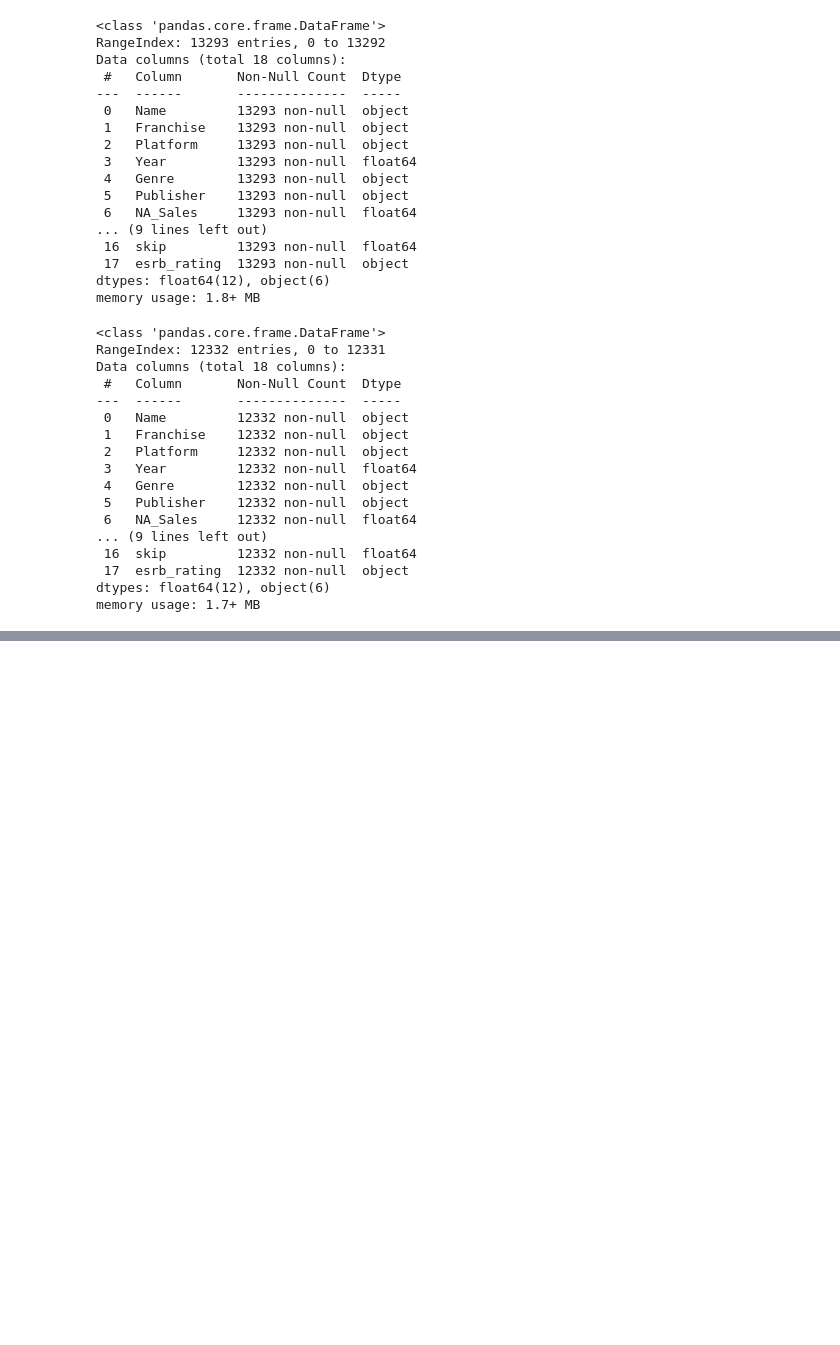
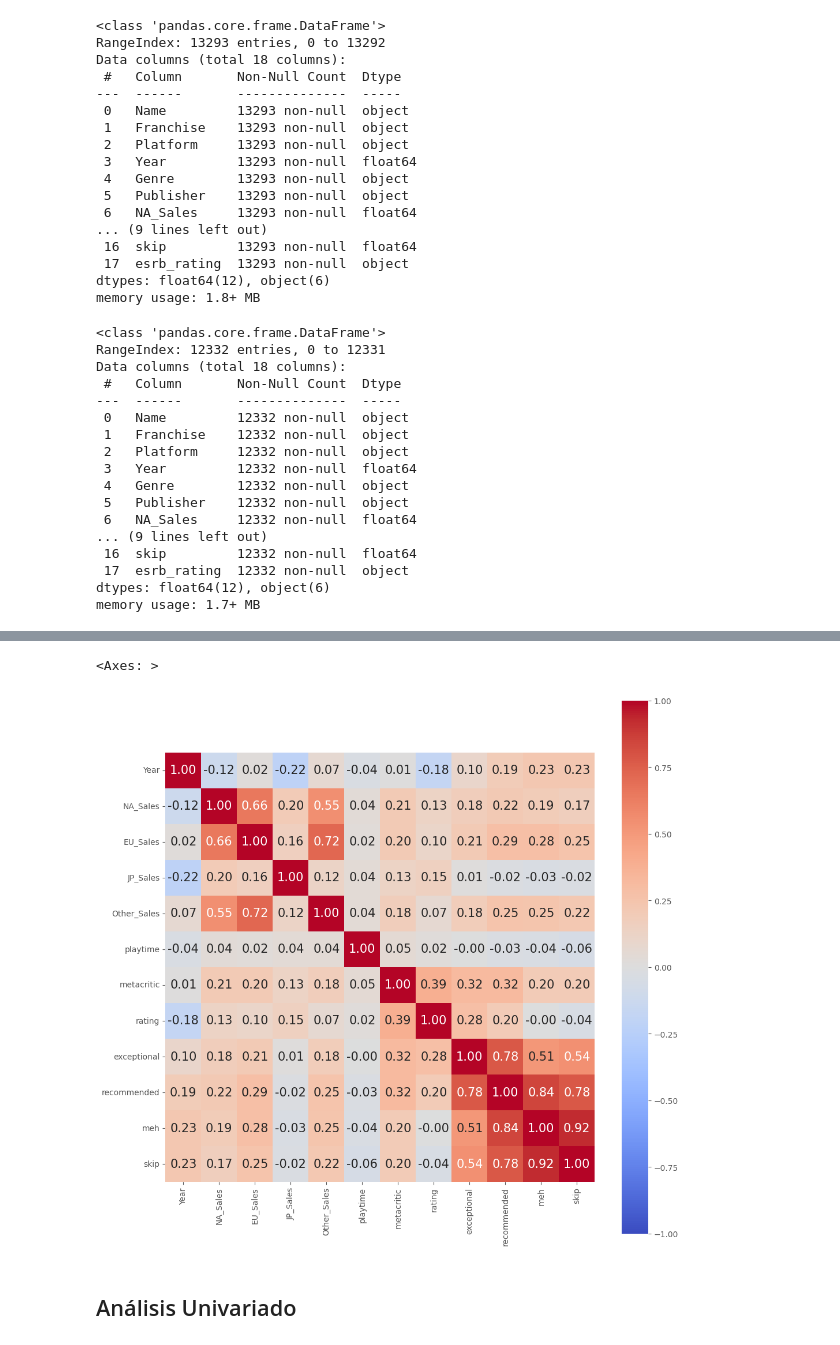
Before and after one commit to EduGatoX/datascience02, a Jupyter notebook: Eduardo_Nunez_Analisis_Datos.ipynb, the cells around one changed output, grey strips where cells are left out. Drawn from its saved outputs; the diff is of its cells as text; code cells hidden in the pictures; blank space fills up the shorter version.

Commit message:
se añade análisis univariado y bivariado

```diff
--- a/Eduardo_Nunez_Analisis_Datos.ipynb
+++ b/Eduardo_Nunez_Analisis_Datos.ipynb
@@ -984,0 +1002,6 @@ memory usage: 1.7+ MB
+# %%
+df_numeric = df[["Year", "NA_Sales", "EU_Sales", "JP_Sales", "Other_Sales",
+                 "playtime", "metacritic", "rating", "exceptional", "recommended",
+                 "meh", "skip"]]
+corr = df_numeric.corr(method="pearson")
+corr
@@ -984,0 +1022,17 @@ memory usage: 1.7+ MB
+# %%
+fig, ax = plt.subplots(figsize=(12, 12))
+sns.heatmap(corr,
+            vmin=-1,
+            vmax=1,
+            cbar=True,
+            square=True,
+            annot=True,
+            fmt=".2f",
+            annot_kws={"size": 15},
+            cmap="coolwarm",
+            ax=ax)
+# %% [output]
+<Axes: >
+[figure, added]
+# %% [markdown]
+## Análisis Univariado
```
Also changed, not shown: parts of 20 cells of this notebook.
